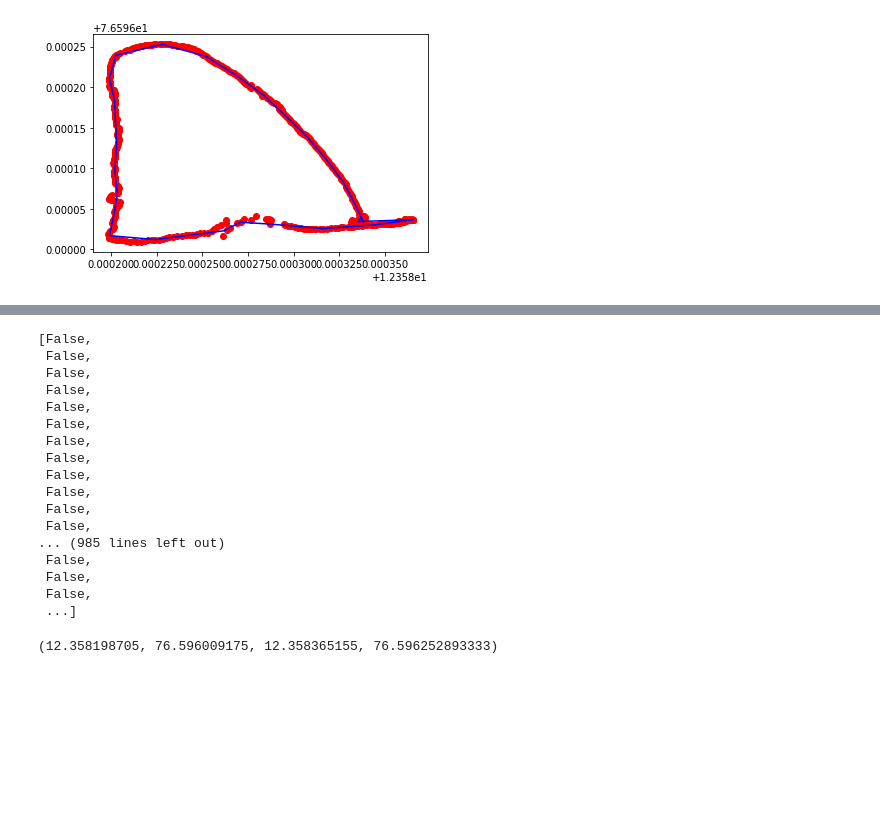
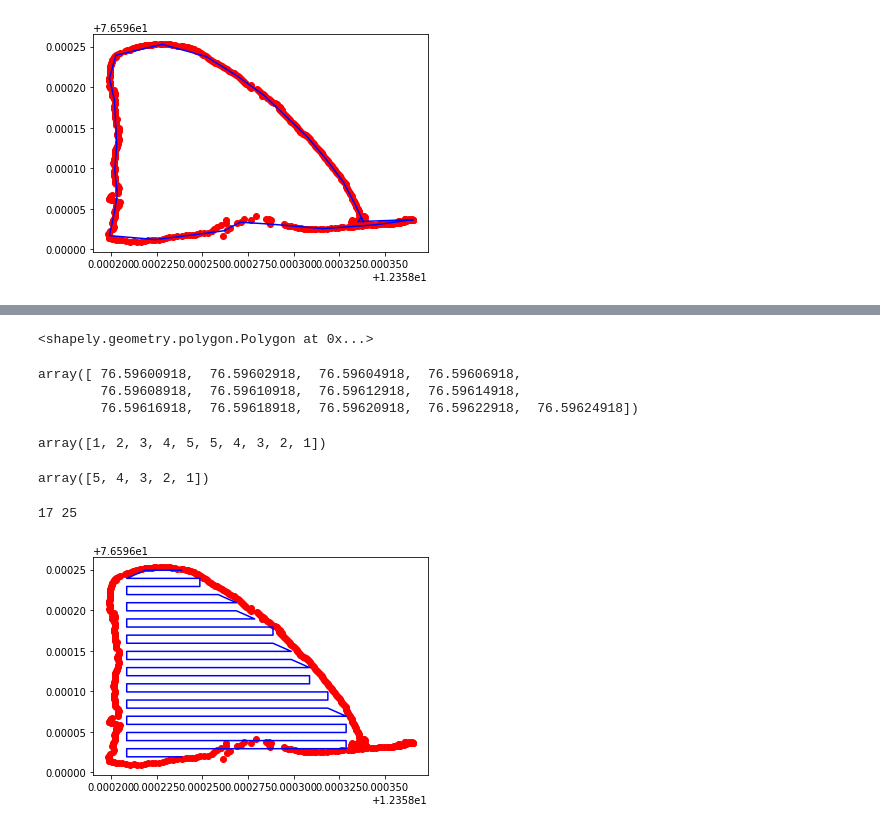
Before and after one commit to shobhit1893/RTK-GPS, a Jupyter notebook: Untitled.ipynb, the cells around one changed output, grey strips where cells are left out. Drawn from its saved outputs; the diff is of its cells as text; code cells hidden in the pictures; blank space fills up the shorter version.

```diff
--- a/Untitled.ipynb
+++ b/Untitled.ipynb
@@ -128,4 +127,8 @@ from shapely.geometry import Polygon, Point
 poly = Polygon(pts)
 
 minx, miny, maxx, maxy = poly.bounds
+# %%
+poly
+# %% [output]
+<shapely.geometry.polygon.Polygon at 0x...>
 # %%
@@ -134,30 +137,43 @@ lats = np.arange(miny, maxy, 0.000000002)
+# %%
+lats.ravel()
+# %% [output]
+array([ 76.59600918,  76.59602918,  76.59604918,  76.59606918,
+        76.59608918,  76.59610918,  76.59612918,  76.59614918,
+        76.59616918,  76.59618918,  76.59620918,  76.59622918,  76.59624918])
+# %%
+a = np.array([1,2,3,4,5])
+b = a[::-1]
+np.concatenate([a,b])
+# %% [output]
+array([1, 2, 3, 4, 5, 5, 4, 3, 2, 1])
+# %%
+b
+# %% [output]
+array([5, 4, 3, 2, 1])
 # %%
-#longs = np.arange(minx, maxx, 0.002)
-#lats = np.arange(miny, maxy, 0.002)
-longs = np.tile(longs,3).ravel()
-lats = np.repeat(lats,3).ravel()
+longs = np.arange(minx, maxx, 0.00001)
+lats = np.arange(miny, maxy, 0.00001)
+print(len(longs),len(lats))
+#longs = np.tile(longs,25).ravel() #Size of the long array
+longs = np.tile(np.concatenate([longs,longs[::-1]]),13).ravel()
+lats = np.repeat(lats,17).ravel() # Size of the lat array in paramter
 
 coords = np.array([(x,y) for x,y in zip(longs,lats)])
 points = [Point(xy) for xy in coords]
 
 check = [xy.within(poly) for xy in points]
+pointsInside = coords[check]
+#print(pointsInside)
+ranIdx = np.random.choice(len(pointsInside),5,replace=False)
+result = pointsInside[ranIdx]
+
+#print (result)
+
+plt.plot(pts[:,0], pts[:,1], 'ro')
+plt.plot(pointsInside[:,0],pointsInside[:,1],'b',markersize=2 )
+#plt.plot(longs,lats,'bo',markersize=10 )
+
+plt.show()
+# %% [output]
+17 25
+[figure, added]
-# %%
-check
-# %% [output]
-[False,
- False,
- False,
- False,
- False,
- False,
- False,
- False,
- False,
- False,
- False,
- False,
-... (985 lines left out)
- False,
- False,
- False,
- ...]
@@ -182,4 +179,0 @@ print (result)
-# %%
-poly.bounds
-# %% [output]
-(12.358198705, 76.596009175, 12.358365155, 76.596252893333)
```
Also changed, not shown: parts of 10 cells of this notebook.
